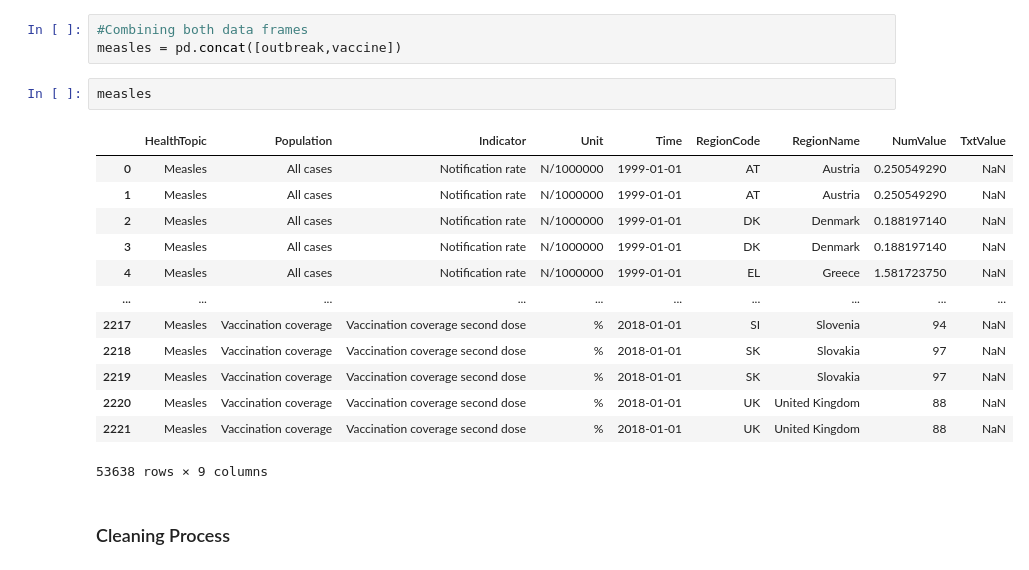
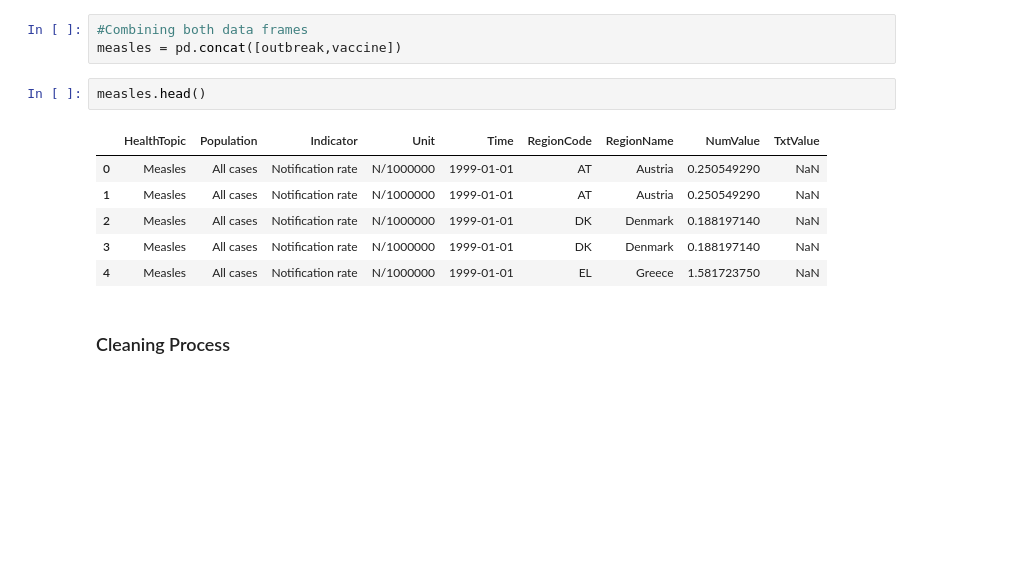
Before and after one commit to Preeya0225/capstone_project, a Jupyter notebook: code/1_data_cleaning.ipynb, the cells around one changed output. Saved outputs shown, nothing was run; the diff lists cells and outputs as text; blank space fills up the shorter version.

```diff
--- a/code/1_data_cleaning.ipynb
+++ b/code/1_data_cleaning.ipynb
@@ -115,21 +115,14 @@ Name: Time, dtype: datetime64[ns]
 #Combining both data frames
 measles = pd.concat([outbreak,vaccine])
 # %%
-measles
+measles.head()
 # %% [output]
 |  | HealthTopic | Population | Indicator | Unit | Time | RegionCode | RegionName | NumValue | TxtValue |
 | 0 | Measles | All cases | Notification rate | N/1000000 | 1999-01-01 | AT | Austria | 0.250549290 | NaN |
 | 1 | Measles | All cases | Notification rate | N/1000000 | 1999-01-01 | AT | Austria | 0.250549290 | NaN |
 | 2 | Measles | All cases | Notification rate | N/1000000 | 1999-01-01 | DK | Denmark | 0.188197140 | NaN |
 | 3 | Measles | All cases | Notification rate | N/1000000 | 1999-01-01 | DK | Denmark | 0.188197140 | NaN |
 | 4 | Measles | All cases | Notification rate | N/1000000 | 1999-01-01 | EL | Greece | 1.581723750 | NaN |
-| ... | ... | ... | ... | ... | ... | ... | ... | ... | ... |
-| 2217 | Measles | Vaccination coverage | Vaccination coverage second dose | % | 2018-01-01 | SI | Slovenia | 94 | NaN |
-| 2218 | Measles | Vaccination coverage | Vaccination coverage second dose | % | 2018-01-01 | SK | Slovakia | 97 | NaN |
-| 2219 | Measles | Vaccination coverage | Vaccination coverage second dose | % | 2018-01-01 | SK | Slovakia | 97 | NaN |
-| 2220 | Measles | Vaccination coverage | Vaccination coverage second dose | % | 2018-01-01 | UK | United Kingdom | 88 | NaN |
-| 2221 | Measles | Vaccination coverage | Vaccination coverage second dose | % | 2018-01-01 | UK | United Kingdom | 88 | NaN |
-53638 rows × 9 columns
 # %% [markdown]
 ### Cleaning Process
 # %% [markdown]
```
Also changed, not shown: parts of 5 cells of this notebook, 28 other files.
